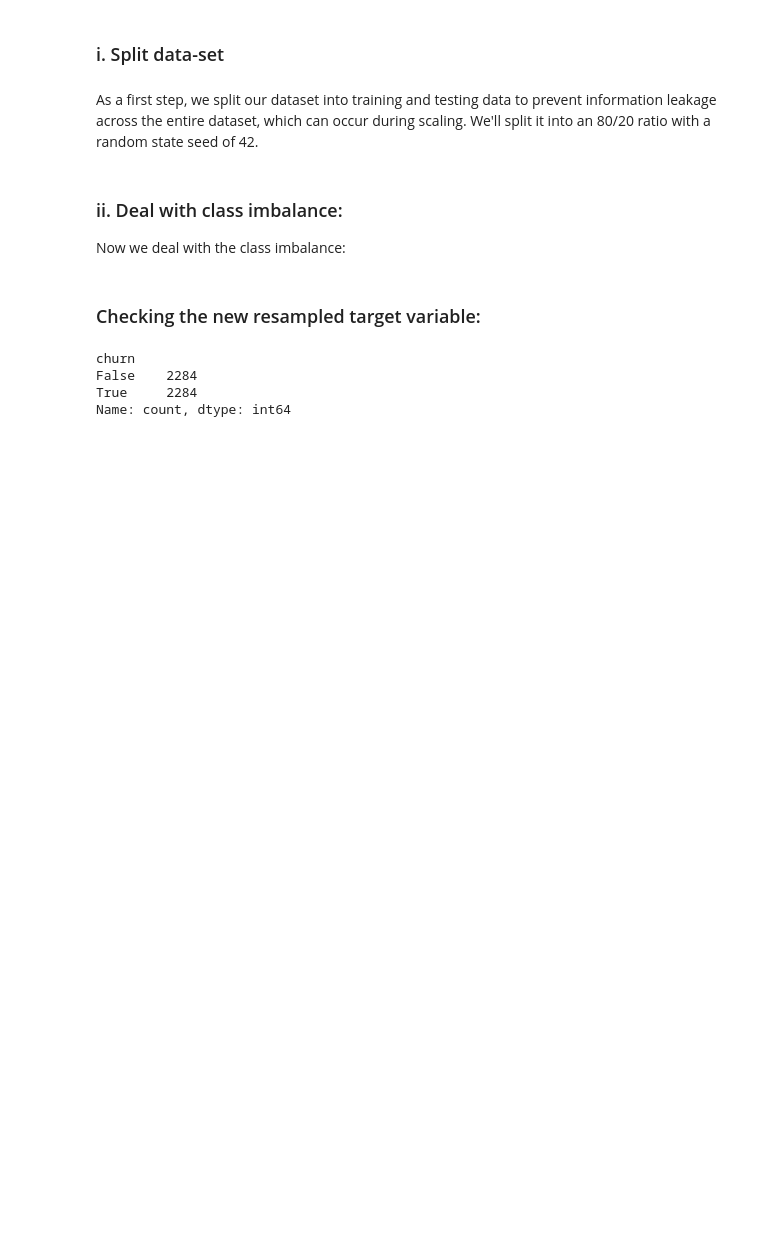
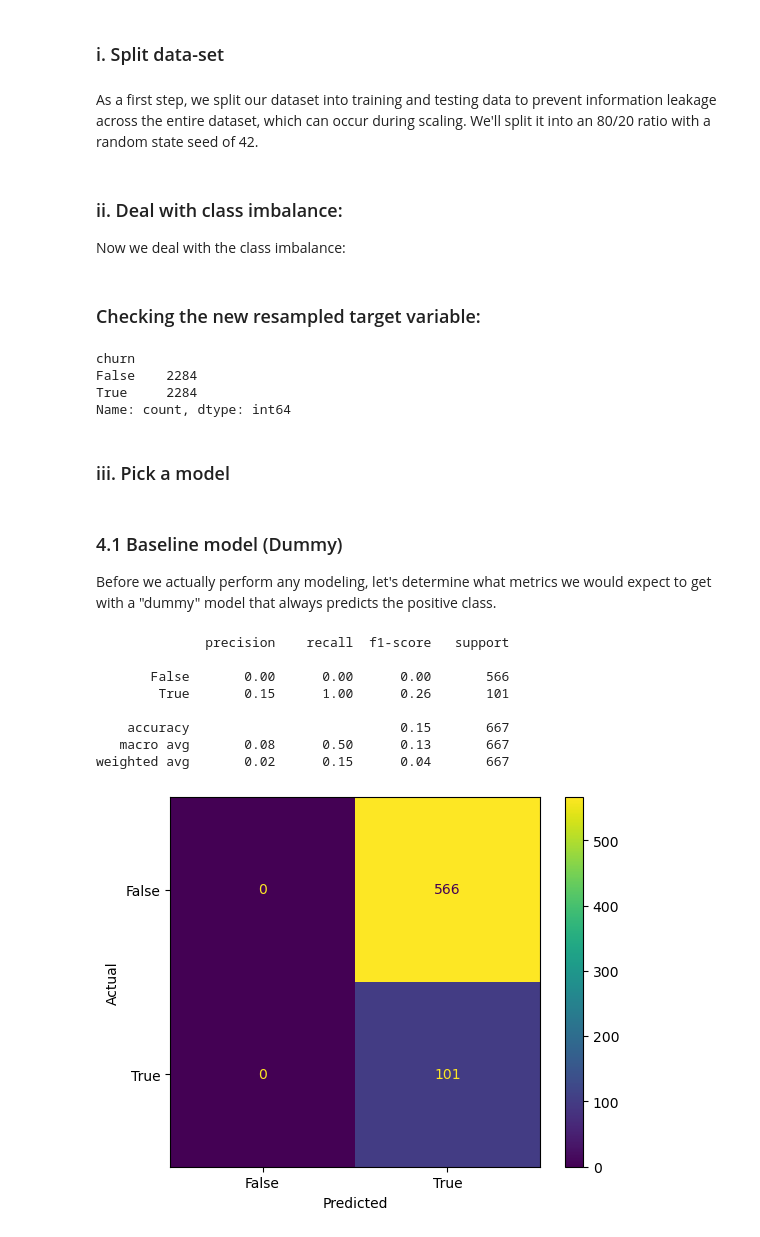
Before and after one commit to Iankip8/Phase_3_project, a Jupyter notebook: SyriatelCustomerChurn.ipynb, the cells around one changed output. Cells and saved outputs as stored; diff of their text form; code cells hidden in the pictures; blank space fills up the shorter version.

Commit message:
Do Dummy model and Logistic Regression

```diff
--- a/SyriatelCustomerChurn.ipynb
+++ b/SyriatelCustomerChurn.ipynb
@@ -891,3 +889,38 @@ churn
 False    2284
 True     2284
 Name: count, dtype: int64
+# %% [markdown]
+### iii. Pick a model
+# %% [markdown]
+### 4.1 Baseline model (Dummy)
+
+Before we actually perform any modeling, let's determine what metrics we would expect to get with a "dummy" model that always predicts the positive class.
+# %%
+# Instantiate and fit the Dummy Classifier
+dummy_model = DummyClassifier(strategy='constant', constant=1)
+dummy_model.fit(X_train_resampled, y_train_resampled)
+
+# Create a ConfusionMatrixDisplay object from the estimator
+cm_display = ConfusionMatrixDisplay.from_estimator(estimator=dummy_model, X=X_test, y=y_test,
+                                                   display_labels=["False", "True"])
+
+# Set x and y axis labels for the confusion matrix display
+cm_display.ax_.set_xlabel('Predicted')
+cm_display.ax_.set_ylabel('Actual')
+
+# Make predictions
+y_pred = dummy_model.predict(X_test)
+
+# Generate the classification report
+report = classification_report(y_test, y_pred)
+print(report)
+# %% [output]
+              precision    recall  f1-score   support
+
+       False       0.00      0.00      0.00       566
+        True       0.15      1.00      0.26       101
+
+    accuracy                           0.15       667
+   macro avg       0.08      0.50      0.13       667
+weighted avg       0.02      0.15      0.04       667
+[figure, added]
```
Also changed, not shown: parts of 13 cells of this notebook.
